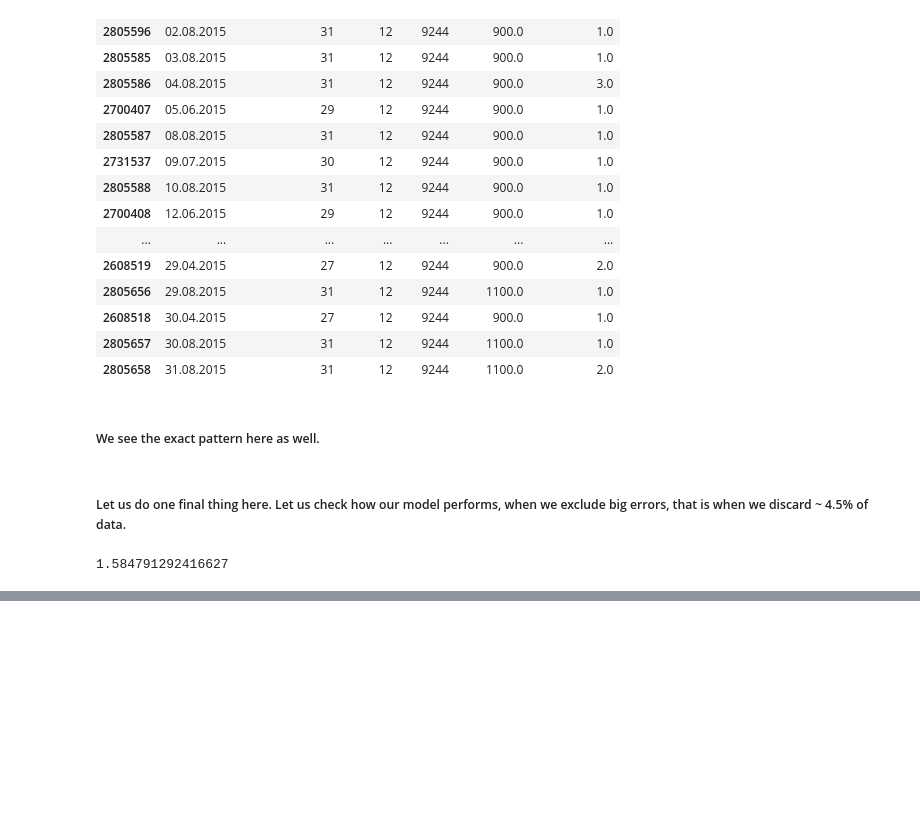
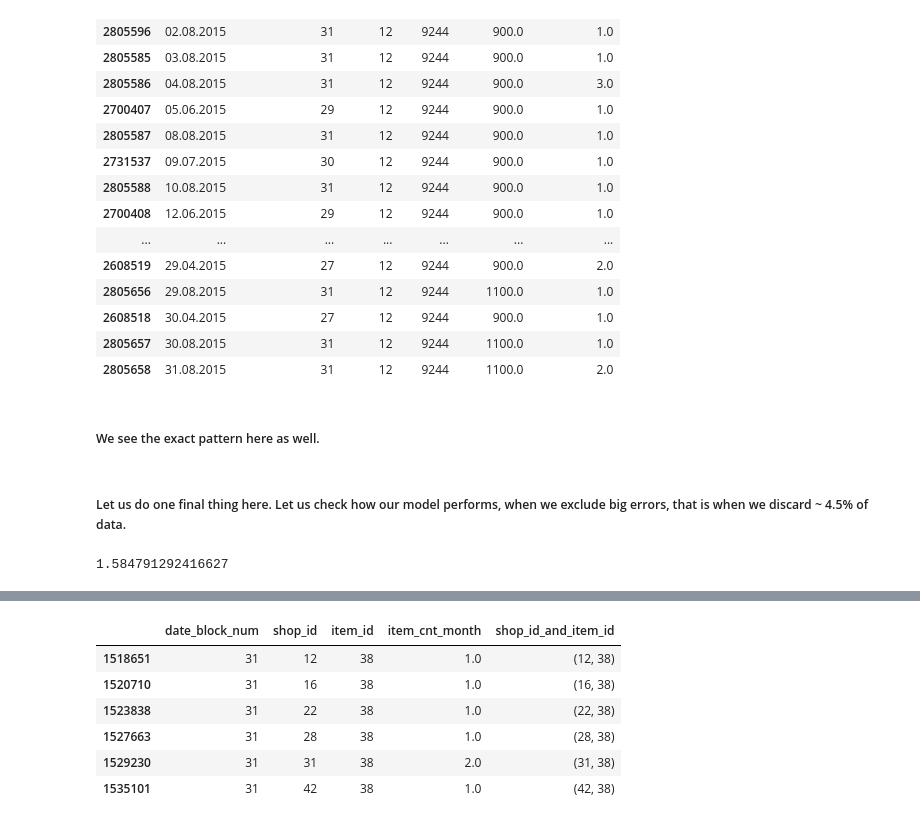
Before and after one commit to babinu-uthup-4JESUS-zz/Kaggle-Predict-Future-Sales, a Jupyter notebook: data_analysis_and_models/data_analysis_and_models.ipynb, the cells around one changed output, grey strips where cells are left out. Cells and saved outputs as stored; diff of their text form; code cells hidden in the pictures; blank space fills up the shorter version.

```diff
--- a/data_analysis_and_models/data_analysis_and_models.ipynb
+++ b/data_analysis_and_models/data_analysis_and_models.ipynb
@@ -407,0 +649,10 @@ rmse_validation_data_v2
+# %%
+month_31_train_data[month_31_train_data['item_id'] == 38]
+# %% [output]
+|  | date_block_num | shop_id | item_id | item_cnt_month | shop_id_and_item_id |
+| 1518651 | 31 | 12 | 38 | 1.0 | (12, 38) |
+| 1520710 | 31 | 16 | 38 | 1.0 | (16, 38) |
+| 1523838 | 31 | 22 | 38 | 1.0 | (22, 38) |
+| 1527663 | 31 | 28 | 38 | 1.0 | (28, 38) |
+| 1529230 | 31 | 31 | 38 | 2.0 | (31, 38) |
+| 1535101 | 31 | 42 | 38 | 1.0 | (42, 38) |
```
Also changed, not shown: parts of 66 cells of this notebook, 3 other files.
